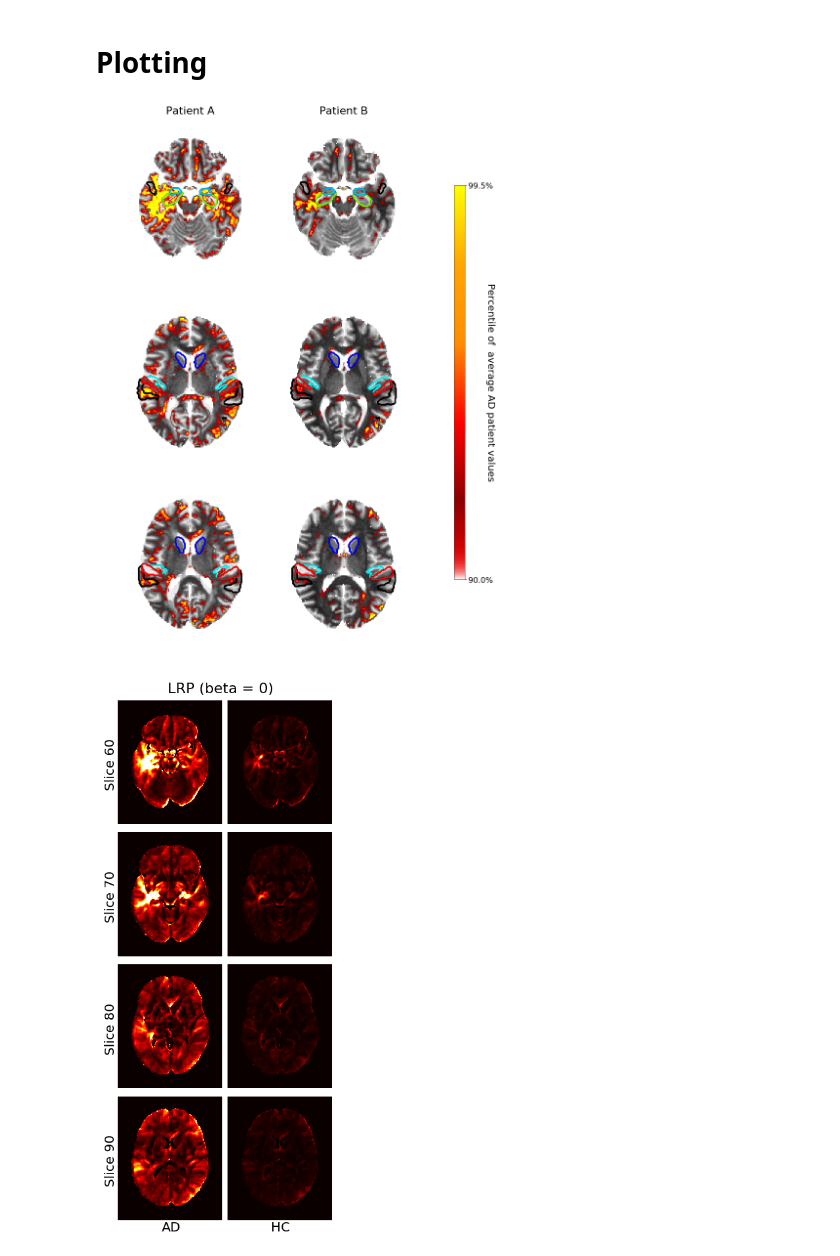
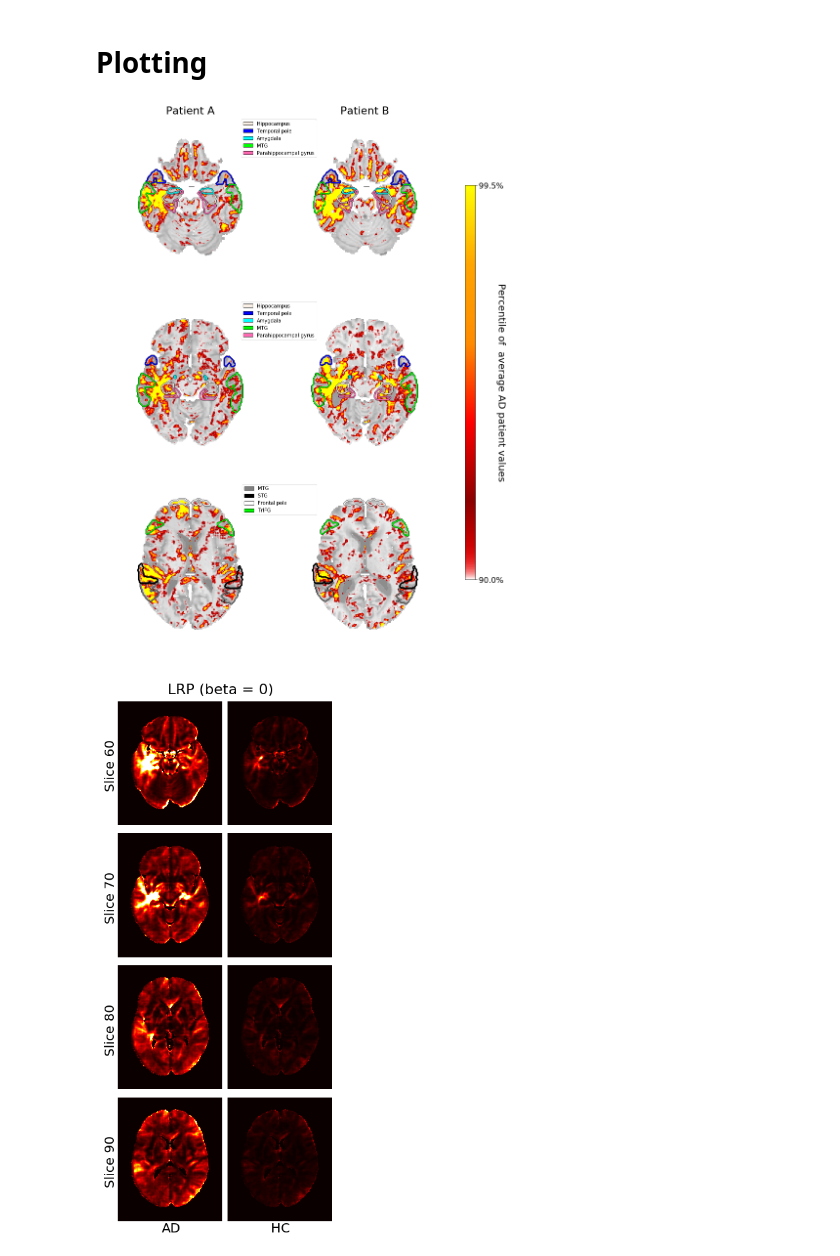
Before and after one commit to moboehle/Pytorch-LRP, a Jupyter notebook: Plotting brain maps.ipynb, the cells around one changed output. Cells and saved outputs as stored; diff of their text form; code cells hidden in the pictures.

Commit message:
Adding plots

```diff
--- a/Plotting brain maps.ipynb
+++ b/Plotting brain maps.ipynb
@@ -150,7 +155,10 @@ def plot_contours(areas, x_idx, y_idx, z_idx, c, fig=None, ax=None):
             name="white", colors=[(0,0,0,0), "white"], N=100)
         slice_area = contours[name][x_idx, y_idx, z_idx].T
 
-        cs_ad = ax.contour(slice_area, [0, 10], cmap=cmap_area, linewidths=3, alpha=1, bordercolors="black",
+        cs_ad = ax.contour(slice_area, [0, 10], cmap=cmap_area_border_b, linewidths=2.5, alpha=1, bordercolors="black")
+
+        cs_ad = ax.contour(slice_area, [0, 10], cmap=cmap_area, linewidths=2, alpha=1, bordercolors="black",
+
                           label= " ".join(areas))
 # %%
 def plot_idv_brain(heat_map, brain_img, ref_scale, fig=None, ax=None, contour_areas=[],
@@ -170,8 +178,8 @@ def plot_idv_brain(heat_map, brain_img, ref_scale, fig=None, ax=None, contour_ar
                                                   N=5000)
 
     if brain_img is not None:
-        ax.imshow(brain[x_idx, y_idx, z_idx].T, cmap="Greys",
-                 vmin=grey_vmin, vmax=grey_vmax)
+        ax.imshow(brain[x_idx, y_idx, z_idx].T, cmap="gray",
+                 vmin=grey_vmin, vmax=grey_vmax, alpha=.45)
 
     vmin, vmax = np.percentile(ref_scale, vmin), np.percentile(ref_scale, vmax)
     im = ax.imshow(img[x_idx, y_idx, z_idx].T, cmap=cmap,
@@ -180,7 +188,6 @@ def plot_idv_brain(heat_map, brain_img, ref_scale, fig=None, ax=None, contour_ar
 
     ax.axis('off')
 
-
     plot_contours(contour_areas, x_idx, y_idx, z_idx, fig=fig, ax=ax, c=c)
     plt.gca().invert_yaxis()
     return fig, ax, im
@@ -223,6 +233,6 @@ def get_heatmaps(idx):
     return rel_LRP.squeeze().detach().cpu().numpy().squeeze(), rel_GB.squeeze()
 # %%
-patientA, patientB = 86, 0
+patientA, patientB = 2, 169
 brain_A, brain_B = X_holdout[patientA][0], X_holdout[patientB][0]
 grey_vmin, grey_vmax = np.min([brain_A, brain_B]), np.max([brain_A, brain_B])
 
@@ -249,3 +250,16 @@ cs= ["lawngreen", "cyan", "black", "blue", "red", "deepskyblue"]
+# %%
+first_slice= 57
+first_areas = ["Hippocampus", "Temporal pole",
+               "Amygdala", "MTG", "Parahippocampal gyrus"]
+second_slice= 66
+second_areas = first_areas
+third_slice= 88
+third_areas = ["MTG", "STG", "Frontal pole", "TrIFG"]
+
+# Colors for areas slice 1 & 2
+cs = ["linen", "blue", "cyan", "lime", "hotpink"]
+# Colors for slice 3
+cs_3 = ["grey", "black", "white", "lime"]
 # %% [markdown]
 # Plotting
 # %%
@@ -261,6 +275,11 @@ fig, ax, im = plot_idv_brain(LRP_map_patient_A, brain, mean_maps_LRP["AD"], z_id
 ax.set_title("Patient B", fontsize=22)
 ax.set_ylabel("Slice number " + str(first_slice))
 
+legend_pics = [plt.Rectangle((0,0),.5,.5,fc = pc, edgecolor="black", linewidth=1)
+    for pc in cs]
+
+ax.legend(legend_pics, first_areas, bbox_to_anchor=[.175, 1, 0, 0], fontsize=10)
+
 fig, ax, im = plot_idv_brain(LRP_map_patient_A, brain, mean_maps_LRP["AD"], z_idx=second_slice,
                               contour_areas=second_areas,
                             vmin=vmin, vmax=vmax, fig=fig, ax=ax2[1],
@@ -268,11 +287,20 @@ fig, ax, im = plot_idv_brain(LRP_map_patient_A, brain, mean_maps_LRP["AD"], z_id
 ax.set_ylabel("Slice number " + str(second_slice))
 
 
+ax.legend(legend_pics, second_areas, bbox_to_anchor=[.175, 1, 0, 0], fontsize=10)
+
+
 fig, ax, im = plot_idv_brain(LRP_map_patient_A, brain, mean_maps_LRP["AD"], z_idx=third_slice,
                               contour_areas=third_areas,
                             vmin=vmin, vmax=vmax, fig=fig, ax=ax3[1],
-                             c=cs);
+                             c=cs_3);
 ax.set_ylabel("Slice number " + str(third_slice))
+
+legend_pics = [plt.Rectangle((0,0),.5,.5,fc = pc, edgecolor="black", linewidth=1)
+    for pc in cs_3]
+
+ax.legend(legend_pics, ["{s:<30}".format(s=s) for s in third_areas], bbox_to_anchor=[.175, 1, 0, 0], fontsize=10)
+
 
 brain = deepcopy(brain_B)
 brain[nmm_mask==0] = np.nan
@@ -285,35 +313,36 @@ fig, ax, im = plot_idv_brain(LRP_map_patient_B, brain, mean_maps_LRP["AD"], z_id
 ax.set_title("Patient A", fontsize=22)
 
 ax.set_ylabel("Slice number " + str(first_slice))
 
+
 fig, ax, im = plot_idv_brain(LRP_map_patient_B, brain, mean_maps_LRP["AD"], z_idx=second_slice,
                               contour_areas=second_areas,
                             vmin=vmin, vmax=vmax, fig=fig, ax=ax2[0],
                              c=cs);
 
 ax.set_ylabel("Slice number " + str(second_slice))
 
 
 fig, ax, im = plot_idv_brain(LRP_map_patient_B, brain, mean_maps_LRP["AD"], z_idx=third_slice,
                               contour_areas=third_areas,
                             vmin=vmin, vmax=vmax, fig=fig, ax=ax3[0],
-                             c=cs);
+                             c=cs_3);
 
 ax.set_ylabel("Slice number " + str(third_slice))
 
 
 fig.tight_layout()
 fig.subplots_adjust(right=0.8)
 
 cbar_ax = fig.add_axes([0.85, 0.15, 0.025, 0.7])
 cbar = fig.colorbar(im, shrink=0.5, ticks=[vmin, vmax], cax=cbar_ax)
 vmin_val, vmax_val = np.percentile(mean_maps_LRP["AD"], vmin), np.percentile(mean_maps_LRP["AD"], vmax)
 cbar.set_ticks([vmin_val, vmax_val])
 cbar.ax.set_yticklabels(['{0:.1f}%'.format(vmin), '{0:.1f}%'.format(vmax)], fontsize=16)
 cbar.set_label('Percentile of  average AD patient values', rotation=270, fontsize=20)
 fig.savefig(os.path.join(data_path, "patient_brains.pdf"))
 # %% [output]
-[figure, old version]
+[figure, new version]
 # %%
 fig, axes = plt.subplots(4, 2, figsize=(6, 12), sharey=True, sharex=True)
 vmin, vmax = 50, 99.5
```
Also changed, not shown: parts of 7 cells of this notebook, 2 other files.
